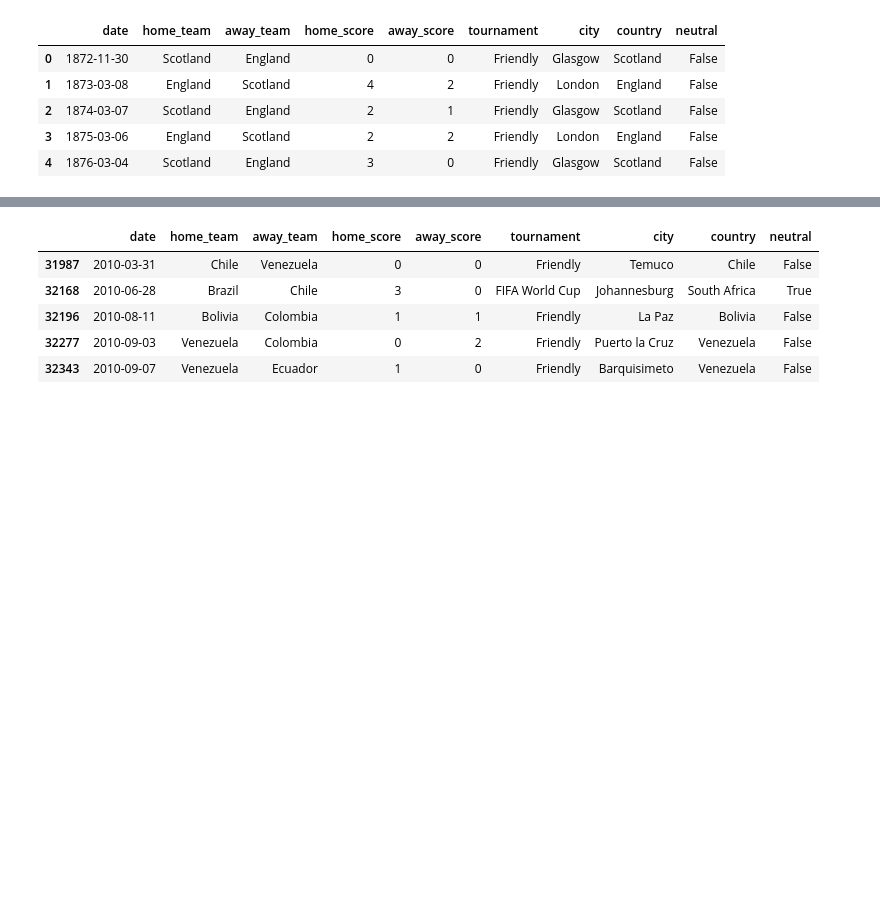
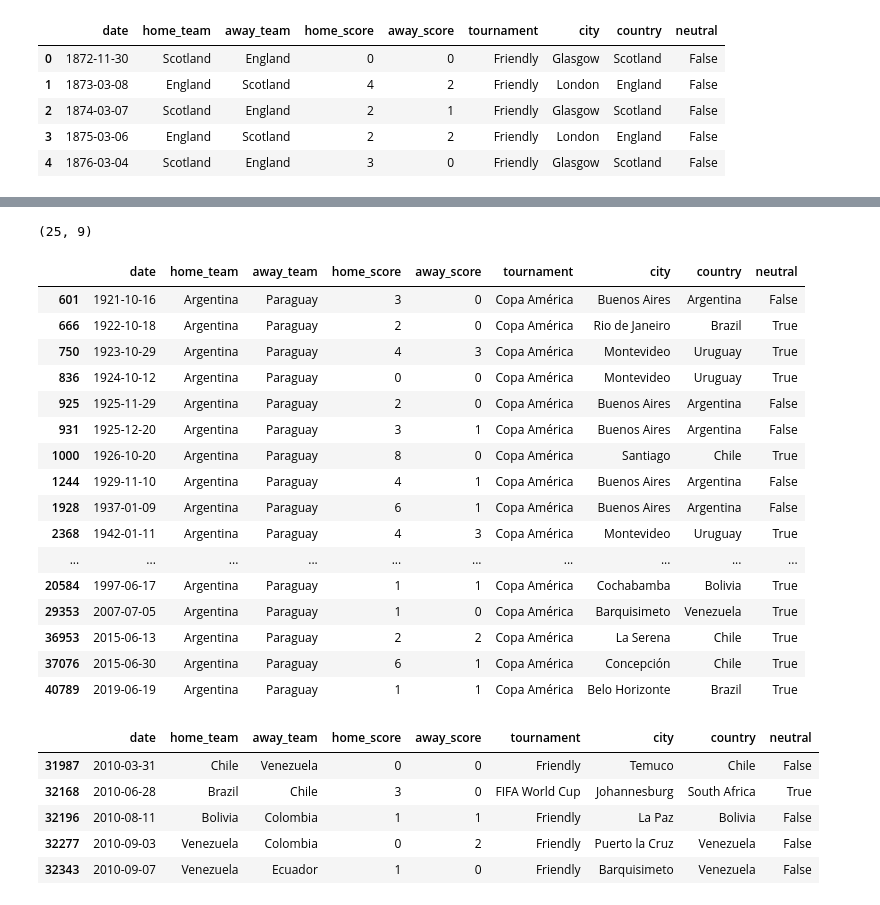
Before and after one commit to jmquintana/copa_america, a Jupyter notebook: copa_america.ipynb, the cells around one changed output, grey strips where cells are left out. Cells and saved outputs as stored; diff of their text form; code cells hidden in the pictures; blank space fills up the shorter version.

```diff
--- a/copa_america.ipynb
+++ b/copa_america.ipynb
@@ -94,3 +105,26 @@ teams = ['Argentina',
+# %%
+df_ = df_[df_.tournament == 'Copa América']
+print(df_.shape)
+df_
+# %% [output]
+(25, 9)
+|  | date | home_team | away_team | home_score | away_score | tournament | city | country | neutral |
+| 601 | 1921-10-16 | Argentina | Paraguay | 3 | 0 | Copa América | Buenos Aires | Argentina | False |
+| 666 | 1922-10-18 | Argentina | Paraguay | 2 | 0 | Copa América | Rio de Janeiro | Brazil | True |
+| 750 | 1923-10-29 | Argentina | Paraguay | 4 | 3 | Copa América | Montevideo | Uruguay | True |
+| 836 | 1924-10-12 | Argentina | Paraguay | 0 | 0 | Copa América | Montevideo | Uruguay | True |
+| 925 | 1925-11-29 | Argentina | Paraguay | 2 | 0 | Copa América | Buenos Aires | Argentina | False |
+| 931 | 1925-12-20 | Argentina | Paraguay | 3 | 1 | Copa América | Buenos Aires | Argentina | False |
+| 1000 | 1926-10-20 | Argentina | Paraguay | 8 | 0 | Copa América | Santiago | Chile | True |
+| 1244 | 1929-11-10 | Argentina | Paraguay | 4 | 1 | Copa América | Buenos Aires | Argentina | False |
+| 1928 | 1937-01-09 | Argentina | Paraguay | 6 | 1 | Copa América | Buenos Aires | Argentina | False |
+| 2368 | 1942-01-11 | Argentina | Paraguay | 4 | 3 | Copa América | Montevideo | Uruguay | True |
+| ... | ... | ... | ... | ... | ... | ... | ... | ... | ... |
+| 20584 | 1997-06-17 | Argentina | Paraguay | 1 | 1 | Copa América | Cochabamba | Bolivia | True |
+| 29353 | 2007-07-05 | Argentina | Paraguay | 1 | 0 | Copa América | Barquisimeto | Venezuela | True |
+| 36953 | 2015-06-13 | Argentina | Paraguay | 2 | 2 | Copa América | La Serena | Chile | True |
+| 37076 | 2015-06-30 | Argentina | Paraguay | 6 | 1 | Copa América | Concepción | Chile | True |
+| 40789 | 2019-06-19 | Argentina | Paraguay | 1 | 1 | Copa América | Belo Horizonte | Brazil | True |
 # %%
 df2 = df[df.date > '2010-01-01']
 df2 = df2[df2.home_team.isin(teams) & df2.away_team.isin(teams)]
```
Also changed, not shown: parts of 10 cells of this notebook.
